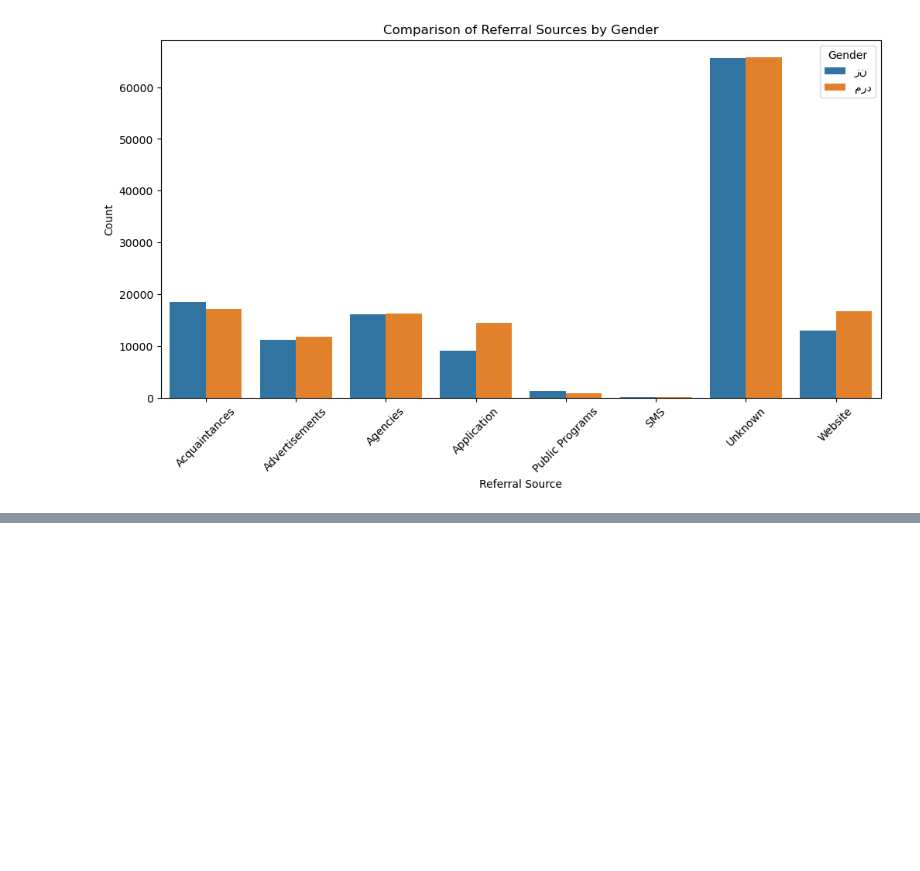
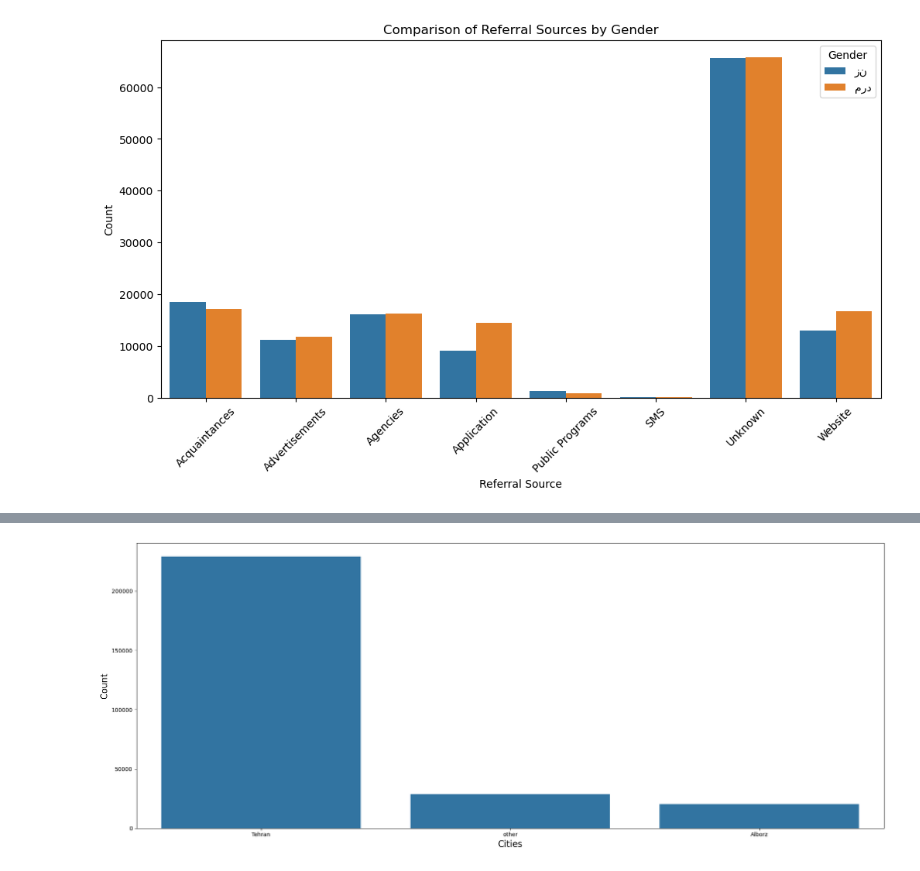
Before and after one commit to nobleyam/Customer-Behavioral-Segmentation-and-Profiling, a Jupyter notebook: final prap.ipynb, the cells around one changed output, grey strips where cells are left out. Saved outputs shown, nothing was run; the diff lists cells and outputs as text; code cells hidden in the pictures; blank space fills up the shorter version.

```diff
--- a/final prap.ipynb
+++ b/final prap.ipynb
@@ -537,0 +605,10 @@ plt.show()
+# %%
+data = df_ben4.groupby(['State_cat', 'Gender']).sum().index
+plt.figure(figsize=(20, 8))
+sns.countplot(data=df_ben4, x='State_cat')
+plt.xlabel('Cities', fontsize=16)
+plt.ylabel('Count', fontsize= 16)
+plt.tight_layout()
+plt.show();
+# %% [output]
+[figure, added]
```
Also changed, not shown: parts of 5 cells of this notebook.
